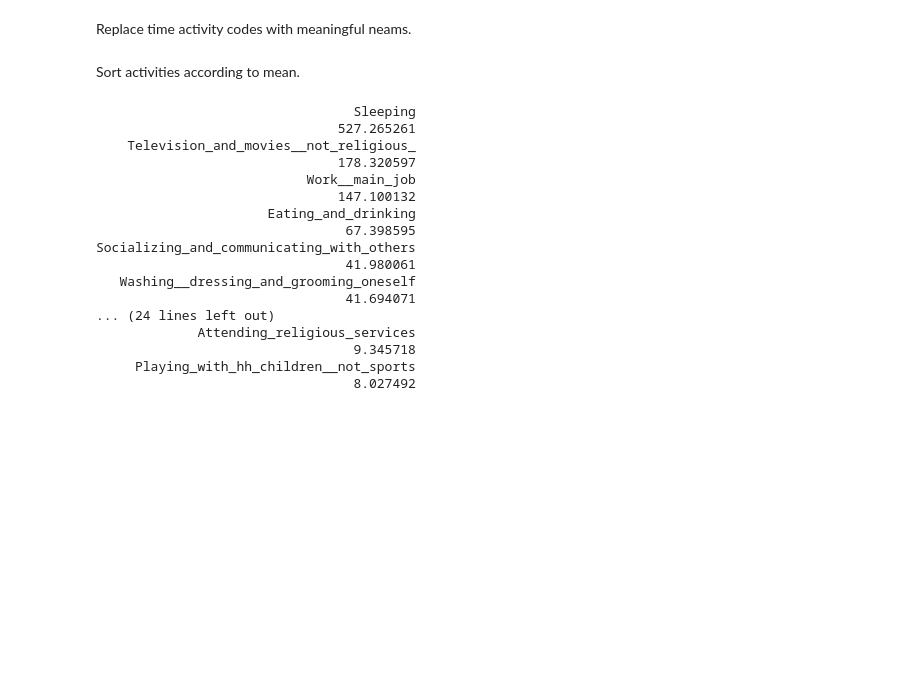
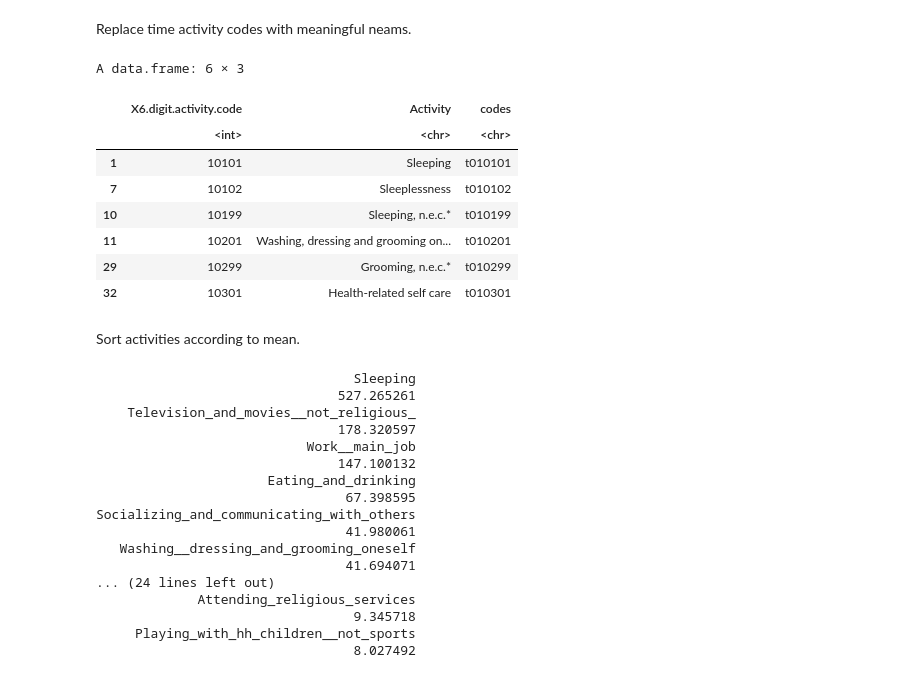
Before and after one commit to yaniv256/VAEs-in-Economics, a Jupyter notebook: Notebooks/Timeuse.ipynb, the cells around one changed output. Saved outputs shown, nothing was run; the diff lists cells and outputs as text; code cells hidden in the pictures; blank space fills up the shorter version.

```diff
--- a/Notebooks/Timeuse.ipynb
+++ b/Notebooks/Timeuse.ipynb
@@ -6,17 +18,29 @@ df <- read.csv(file="atussum_2013/atussum_2013.dat", header=TRUE, sep=",")
 # %% [markdown]
 Replace time activity codes with meaningful neams.
 # %%
-Lex <- read.csv(file="lexiconwex2013.csv", header=TRUE, sep=",")
+Lex <- read.csv(file="https://raw.githubusercontent.com/yaniv256/VAEs-in-Economics/master/Data/Timeuse/lexiconwex2013.csv", header=TRUE, sep=",")
 
 Lex=Lex[!is.na(Lex["X6.digit.activity.code"]),c(1,2)]
 
 Lex$codes=sprintf("t%06i",Lex$X6.digit.activity.code)
 
 for(i in 1:length(names(df))){
     if(sum(Lex$codes==names(df)[i])==1){
         names(df)[i] = gsub('([[:punct:]])|\\s+','_',Lex$Activity[Lex$codes==names(df)[i]])
         }
 }
+
+head(Lex)
+# %% [output]
+A data.frame: 6 × 3
+|  | X6.digit.activity.code | Activity | codes |
+|  | <int> | <chr> | <chr> |
+| 1 | 10101 | Sleeping | t010101 |
+| 7 | 10102 | Sleeplessness | t010102 |
+| 10 | 10199 | Sleeping, n.e.c.* | t010199 |
+| 11 | 10201 | Washing, dressing and grooming on... | t010201 |
+| 29 | 10299 | Grooming, n.e.c.* | t010299 |
+| 32 | 10301 | Health-related self care | t010301 |
 # %% [markdown]
 Sort activities according to mean.
 # %%
```
Also changed, not shown: parts of 1 cell of this notebook.
